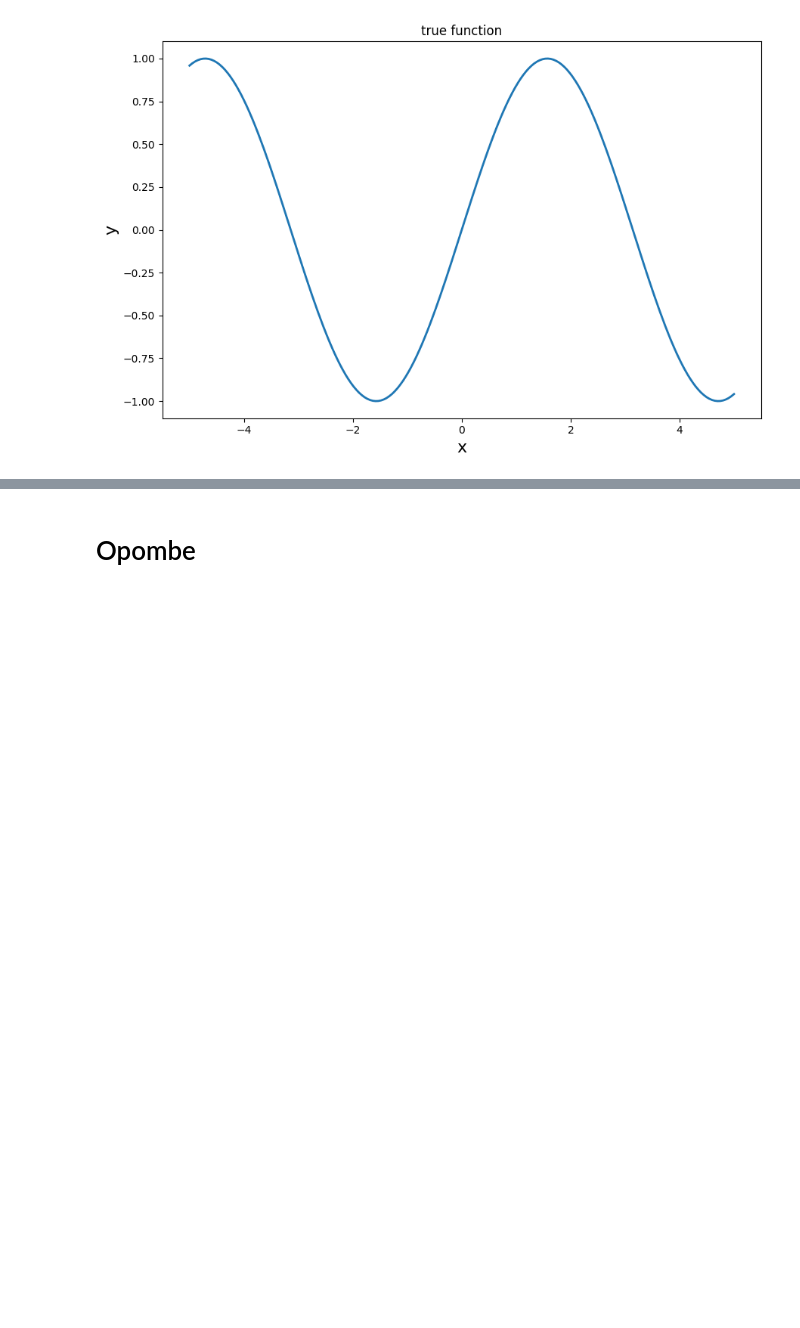
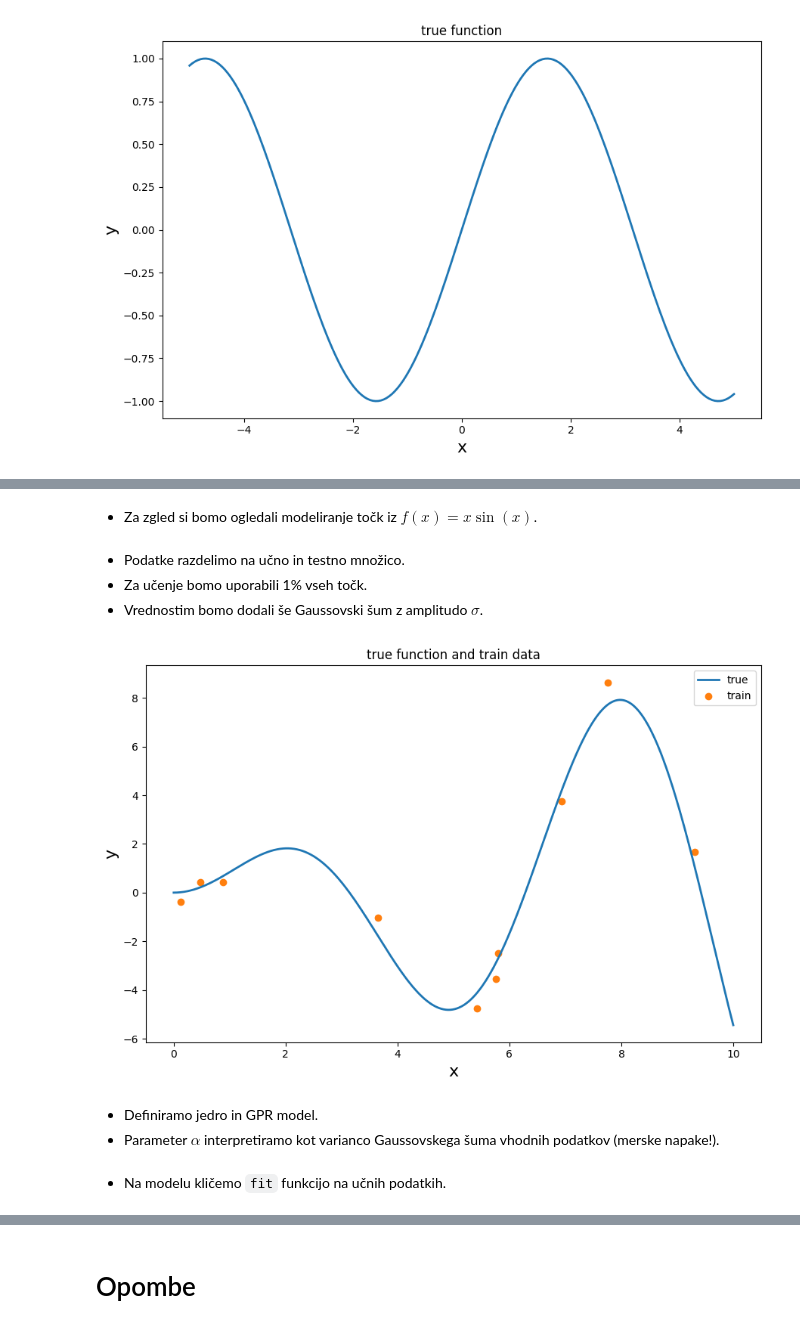
Before and after one commit to j-gavran/PSUF_Hmumu, a Jupyter notebook: vaje/vaje2.ipynb, the cells around one changed output, grey strips where cells are left out. Cells and saved outputs as stored; diff of their text form; code cells hidden in the pictures; blank space fills up the shorter version.

```diff
--- a/vaje/vaje2.ipynb
+++ b/vaje/vaje2.ipynb
@@ -317,0 +389,2 @@ plt.tight_layout()
+# %% [markdown]
+- Za zgled si bomo ogledali modeliranje točk iz $f(x) = x \sin (x)$.
@@ -317,0 +395,31 @@ plt.tight_layout()
+# %%
+n = 1000 # number of training and testing points
+
+X = np.linspace(0.0, 10.0, n).reshape(-1, 1) # column vector
+y = np.squeeze(X * np.sin(X)) # points from true function
+# %% [markdown]
+- Podatke razdelimo na učno in testno množico.
+- Za učenje bomo uporabili 1% vseh točk.
+- Vrednostim bomo dodali še Gaussovski šum z amplitudo $\sigma$.
+# %%
+X_train, X_test, y_train, y_test = train_test_split(X, y, test_size=0.99, shuffle=True)
+
+noise_std = 0.75
+y_train_noisy = y_train + np.random.normal(loc=0.0, scale=noise_std, size=y_train.shape)
+# %%
+plt.figure(figsize=(9, 6))
+
+plt.plot(X, y, lw=2, label="true")
+plt.scatter(X_train, y_train_noisy, c="C1", label="train")
+
+plt.title("true function and train data")
+plt.xlabel("x", fontsize=16)
+plt.ylabel("y", fontsize=16)
+plt.legend(fontsize=10)
+
+plt.tight_layout()
+# %% [output]
+[figure, added]
+# %% [markdown]
+- Definiramo jedro in GPR model.
+- Parameter $\alpha$ interpretiramo kot varianco Gaussovskega šuma vhodnih podatkov (merske napake!).
@@ -317,0 +429,2 @@ plt.tight_layout()
+# %% [markdown]
+- Na modelu kličemo `fit` funkcijo na učnih podatkih.
```
Also changed, not shown: parts of 47 cells of this notebook, 2 other files.
